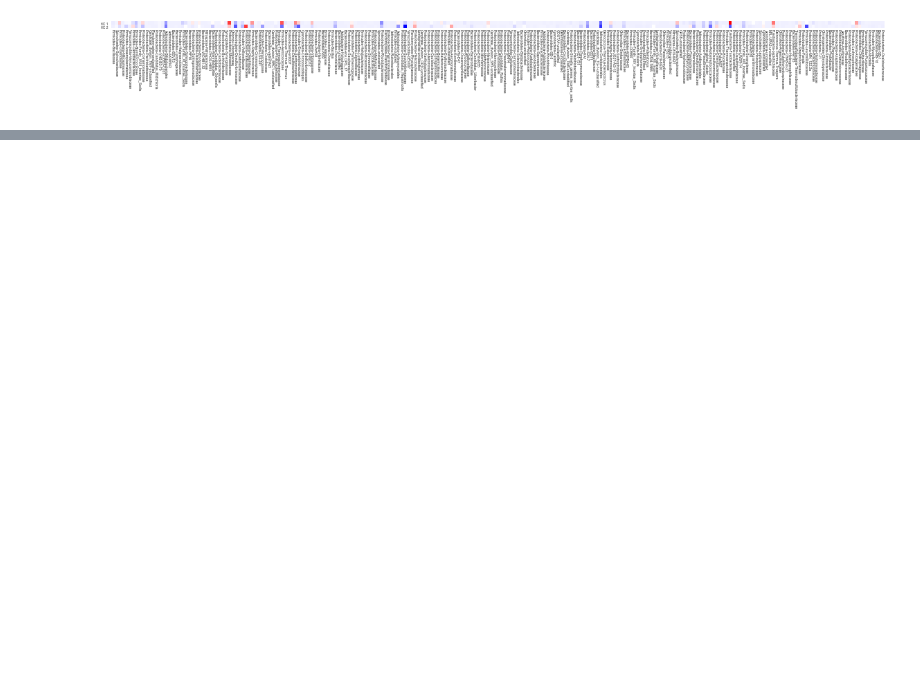
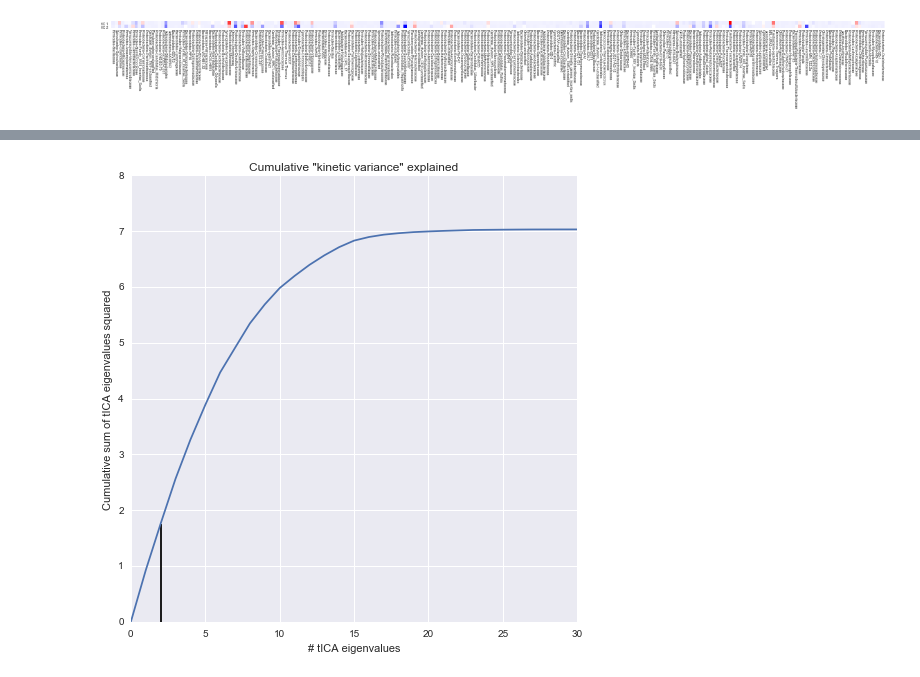
Before and after one commit to kellylab/microbial-landscapes, a Jupyter notebook: cholera/tICA-analysis-notebook.ipynb, the cells around one changed output, grey strips where cells are left out. Saved outputs shown, nothing was run; the diff lists cells and outputs as text; code cells hidden in the pictures; blank space fills up the shorter version.

```diff
--- a/cholera/tICA-analysis-notebook.ipynb
+++ b/cholera/tICA-analysis-notebook.ipynb
@@ -208,0 +196,21 @@ array([ -1.73307957e-06,   1.11413728e-06,   3.00483429e-05,
+# %%
+# Create tICA projection with many components
+max_components = 30
+tica = tICA(n_components=max_components, lag_time=lag_time, kinetic_mapping=True)
+projected_data = tica.fit_transform(data)
+
+# Plot the fraction of kinetic variance explained by each number of eigenvalues
+eigs = tica.eigenvalues_
+plt.figure(figsize=[8,8])
+cumulative_sum = np.zeros([max_components+1], np.float64)
+cumulative_sum[1:] = np.cumsum(eigs ** 2)
+plt.plot(cumulative_sum)
+plt.hold(True)
+dim = 2
+plt.vlines(dim, 0, np.sum((eigs ** 2)[:dim]))
+plt.xlabel('# tICA eigenvalues')
+plt.ylabel('Cumulative sum of tICA eigenvalues squared')
+plt.title('Cumulative "kinetic variance" explained');
+plt.savefig('kinetic-variance-explained.pdf');
+# %% [output]
+[figure, added]
```
Also changed, not shown: parts of 3 cells of this notebook, 3 other files.
